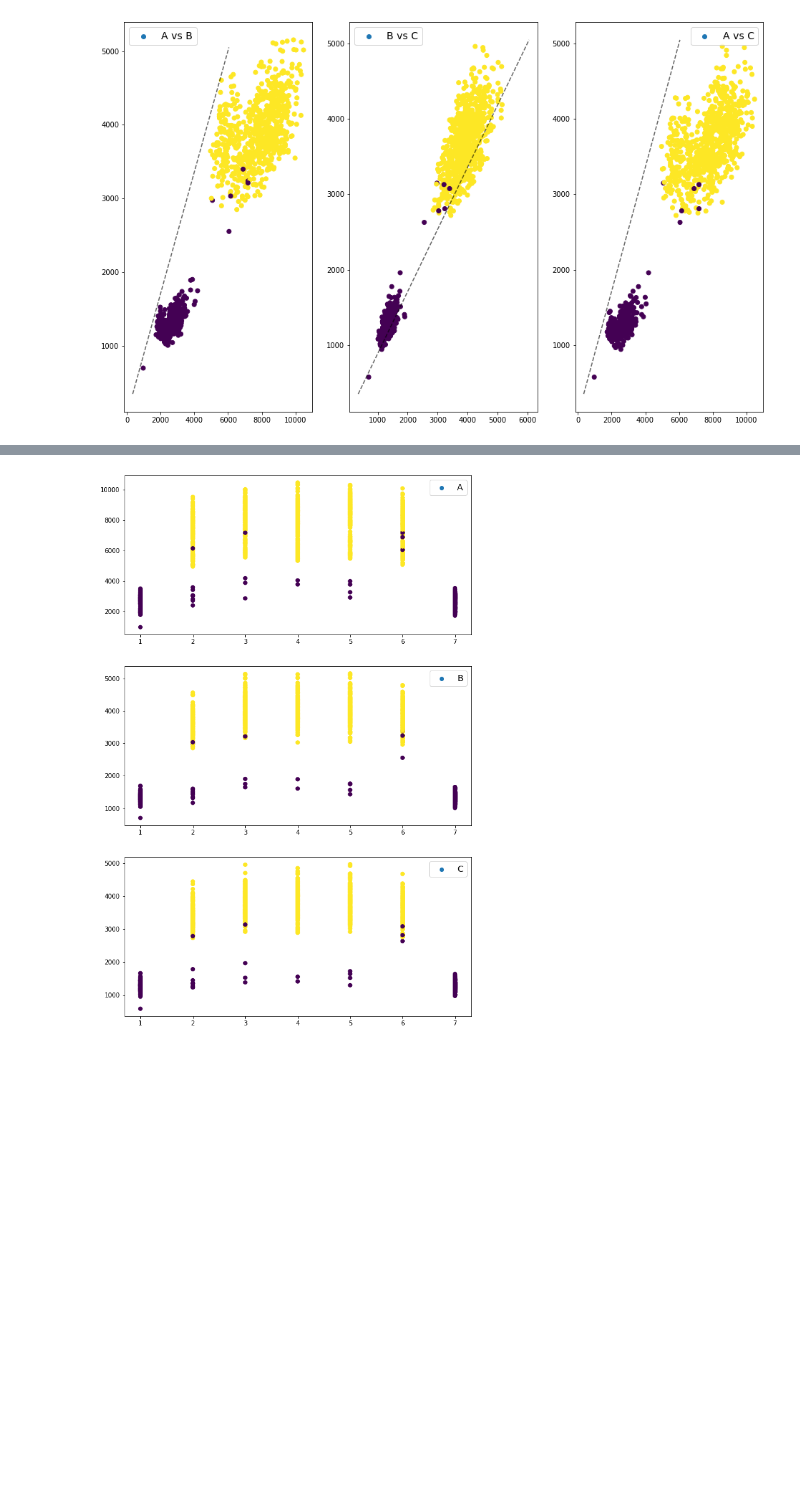
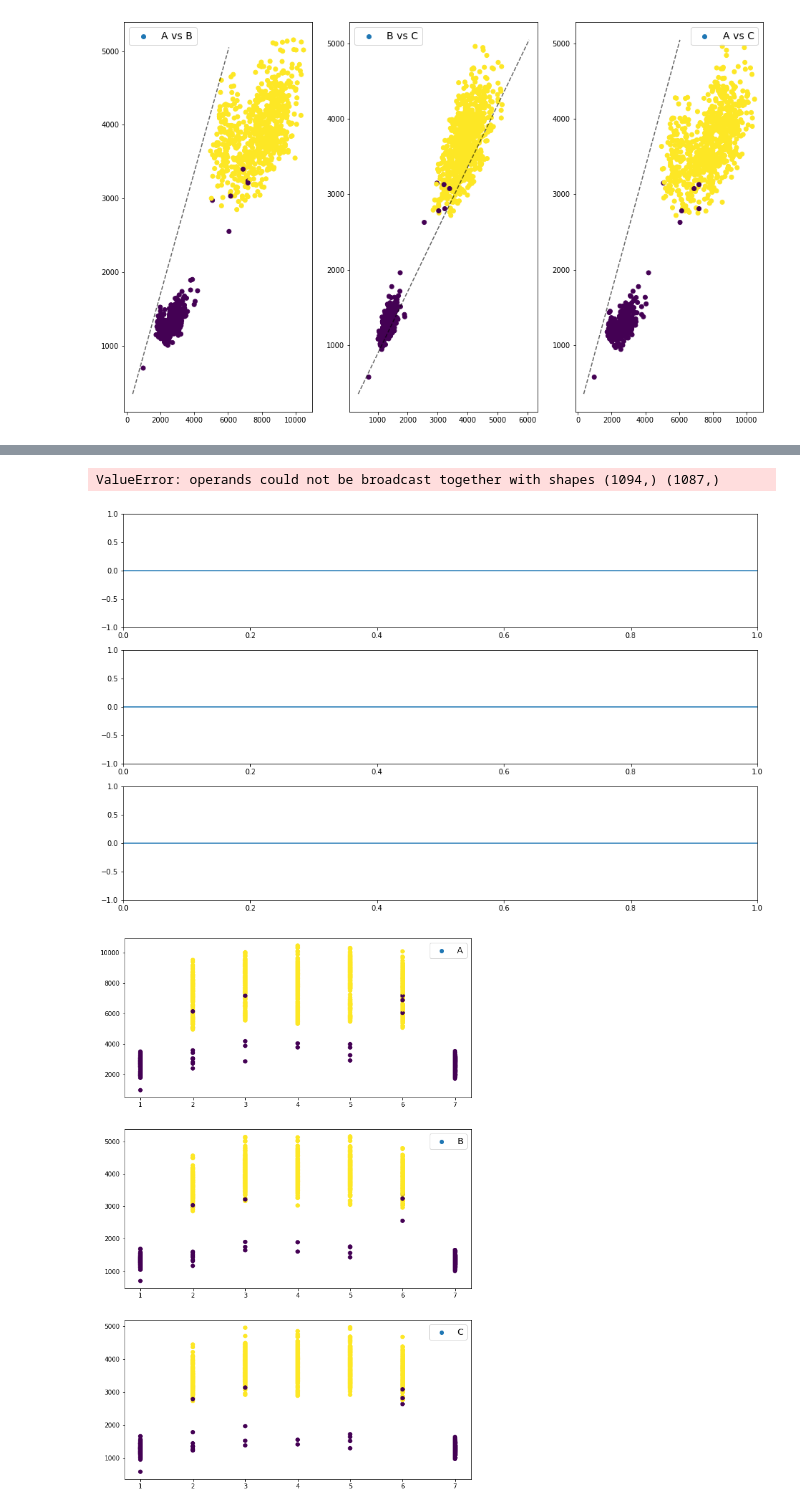
Before and after one commit to reasonablists/CoverMyMeds, a Jupyter notebook: DataCharacteristics.ipynb, the cells around one changed output, grey strips where cells are left out. Cells and saved outputs as stored; diff of their text form; code cells hidden in the pictures; blank space fills up the shorter version.

```diff
--- a/DataCharacteristics.ipynb
+++ b/DataCharacteristics.ipynb
@@ -165,3 +176,48 @@ plt.show()
+# %%
+def get_autocorr(df,feature,lag):
+    df = make_lag_df(df,feature,lag)
+    mean_y = df[feature].mean()
+
+    y_ts = df[feature].values
+    y_lags = df.dropna()[feature + '_lag'].values
+
+    numerator = np.sum((y_ts[lag:] - mean_y)*(y_lags - mean_y))
+    denom = np.sum(np.power(y_ts - mean_y,2))
+
+    return numerator/denom
+# %%
+max_lag = 63
+
+# ACF Plot
+fig,ax = plt.subplots(3,1,figsize = (16,10),sharey=True)
+
+plt.ylim(-1,1)
+
+ax[0].axhline(y=0, xmin=0, xmax=20)
+ax[1].axhline(y=0, xmin=0, xmax=20)
+ax[2].axhline(y=0, xmin=0, xmax=20)
+
+ax[0].scatter(np.arange(1,max_lag+1,1),
+           [get_autocorr(df,'volume_A',lag) for lag in np.arange(1,max_lag+1,1)],
+           c='b')
+ax[1].scatter(np.arange(1,max_lag+1,1),
+           [get_autocorr(df,'volume_B',lag) for lag in np.arange(1,max_lag+1,1)],
+           c='r')
+ax[2].scatter(np.arange(1,max_lag+1,1),
+           [get_autocorr(df,'volume_C',lag) for lag in np.arange(1,max_lag+1,1)],
+           c='g')
+
+for i in np.arange(1,max_lag + 1,1):
+    ax[0].plot(i*np.ones(2),[0,get_autocorr(df,'volume_A',i)],'b')
+    ax[1].plot(i*np.ones(2),[0,get_autocorr(df,'volume_B',i)],'r')
+    ax[2].plot(i*np.ones(2),[0,get_autocorr(df,'volume_C',i)],'g')
+
+
+
+plt.show()
+# %% [output]
+ValueError: operands could not be broadcast together with shapes (1094,) (1087,)
+[figure, added]
 # %%
 fig,ax = plt.subplots(3,1,figsize = (10,16))
 
```
Also changed, not shown: parts of 11 cells of this notebook, 3 other files.
